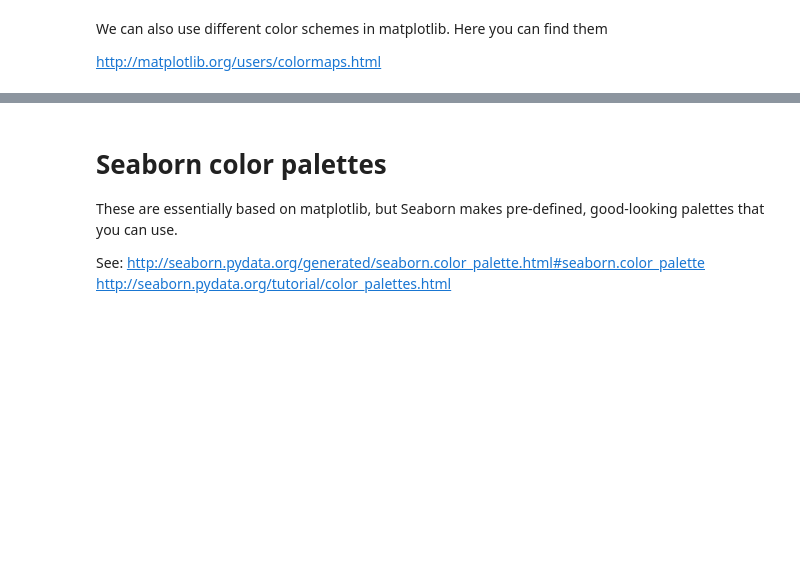
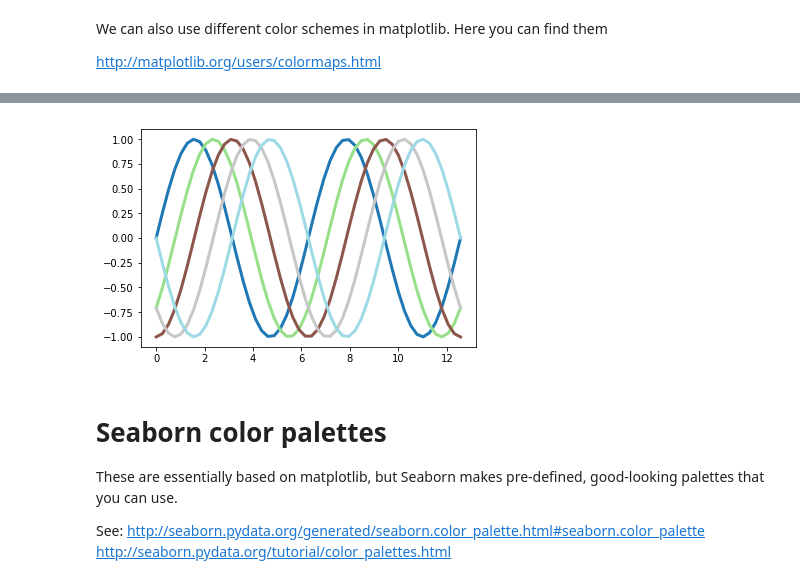
Before and after one commit to muftring/iu-datavis, a Jupyter notebook: week-04/w04_lab_uftring_michael.ipynb, the cells around one changed output, grey strips where cells are left out. Cells and saved outputs as stored; diff of their text form; code cells hidden in the pictures; blank space fills up the shorter version.

```diff
--- a/week-04/w04_lab_uftring_michael.ipynb
+++ b/week-04/w04_lab_uftring_michael.ipynb
@@ -290,3 +318,13 @@ Pick two color schemes from ![qualitative colormaps](http://matplotlib.org/_imag
+# %%
+# Colormap scheme: tab10 (which appears to be Vega10)
+num_lines = 5
+x = np.linspace(0, 4*np.pi)
+shift = np.linspace(0, np.pi, num_lines)
+color_idx = np.linspace(0, 1, num_lines)
+for i in range(len(color_idx)):
+    plt.plot(x, np.sin(x - shift[i]), color=plt.cm.Vega20(color_idx[i]), lw=3)
+# %% [output]
+[figure, added]
 # %% [markdown]
 # Seaborn color palettes
 
```
Also changed, not shown: parts of 7 cells of this notebook.
